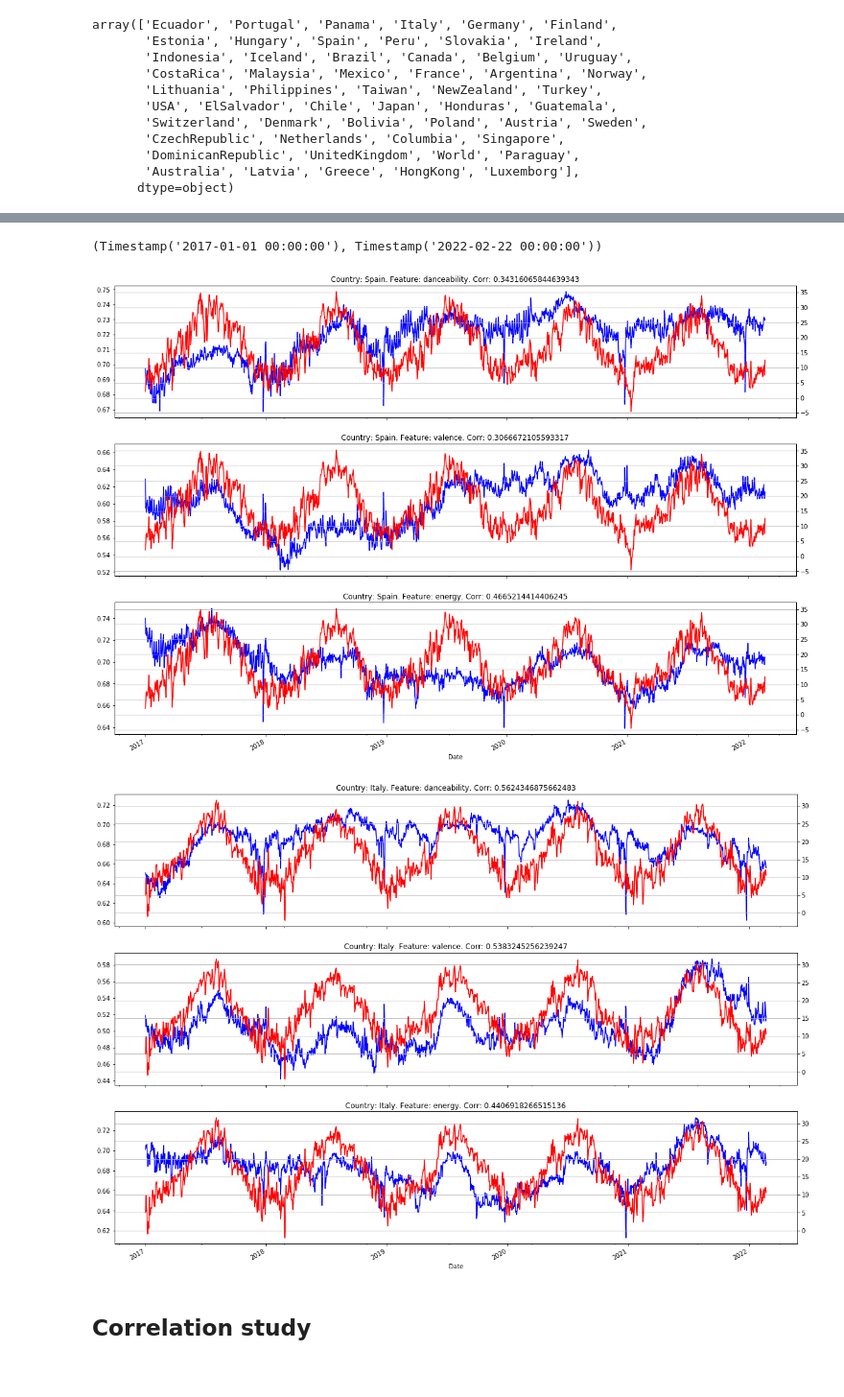
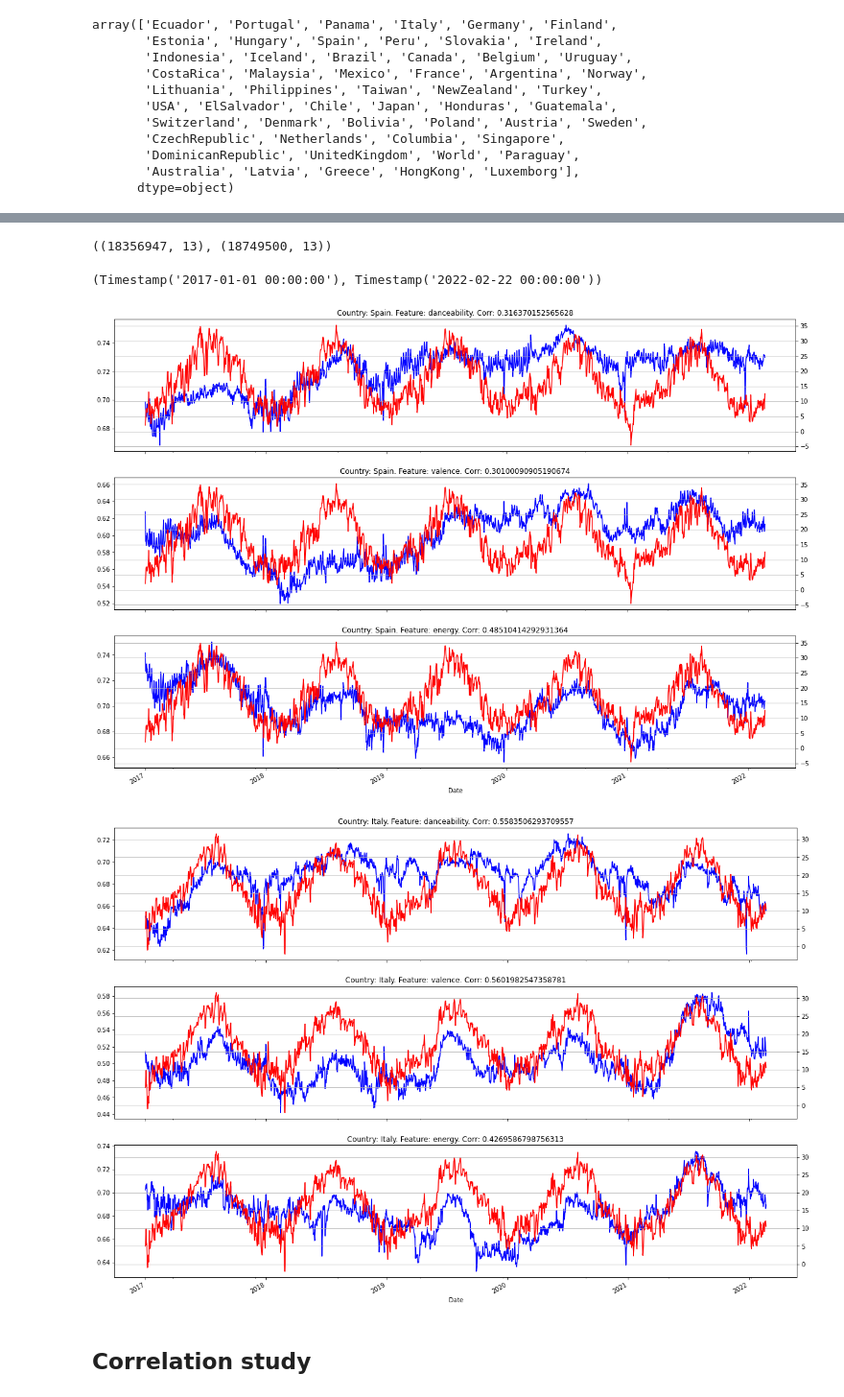
Before and after one commit to fterroso/spotify_songs_evolution, a Jupyter notebook: 05b_weather_comparison.ipynb, the cells around one changed output, grey strips where cells are left out. Shown at 96% size. Drawn from its saved outputs; the diff is of its cells as text; code cells hidden in the pictures.

```diff
--- a/05b_weather_comparison.ipynb
+++ b/05b_weather_comparison.ipynb
@@ -91 +103,16 @@ array(['Ecuador', 'Portugal', 'Panama', 'Italy', 'Germany', 'Finland',
+# %%
+christmas_songs_df= ranking_features_df[(((ranking_features_df['Date'].dt.month==12) &
+                                        (ranking_features_df['Date'].dt.day>=23)) |
+                                        ((ranking_features_df['Date'].dt.month==1) &
+                                        (ranking_features_df['Date'].dt.day<=1)))&
+                                        (ranking_features_df['danceability']<=0.64) &
+                                       (ranking_features_df['energy']<=0.60) &
+                                       (ranking_features_df['valence']>=0.56)]
+outliers_names= christmas_songs_df['Track Name'].unique()
+# %%
+clean_ranking_features_df= ranking_features_df[~ranking_features_df['Track Name'].isin(outliers_names)]
+# %%
+clean_ranking_features_df.shape, ranking_features_df.shape
+# %% [output]
+((18356947, 13), (18749500, 13))
 # %%
@@ -96,7 +123,7 @@ ranking_features_df['Date'].min(), ranking_features_df['Date'].max()
 def plot_weather_and_song_features(song_feat_df, weather_df, country, features):
     country_weather_ts= weather_df[('country',country)]
 
-    country_df = ranking_features_df[ranking_features_df['Region']==country]
+    country_df = clean_ranking_features_df[clean_ranking_features_df['Region']==country]
     daily_country_df = country_df.drop(columns='Position Streams'.split()).groupby('Date').mean()
 
     f, axes = plt.subplots(len(features), 1, figsize=(20,15), sharey='row', sharex='col')
@@ -115,13 +142,13 @@ def plot_weather_and_song_features(song_feat_df, weather_df, country, features):
 
         i= i+1
 # %%
-plot_weather_and_song_features(ranking_features_df, weather_df, 'Spain', mood_features)
+plot_weather_and_song_features(clean_ranking_features_df, weather_df, 'Spain', mood_features)
 # %% [output]
-[figure, old version]
+[figure, new version]
 # %%
-plot_weather_and_song_features(ranking_features_df, weather_df, 'Italy', mood_features)
+plot_weather_and_song_features(clean_ranking_features_df, weather_df, 'Italy', mood_features)
 # %% [output]
-[figure, old version]
+[figure, new version]
 # %% [markdown]
 ## Correlation study
 # %%
```
Also changed, not shown: parts of 33 cells of this notebook, 1 other file.
